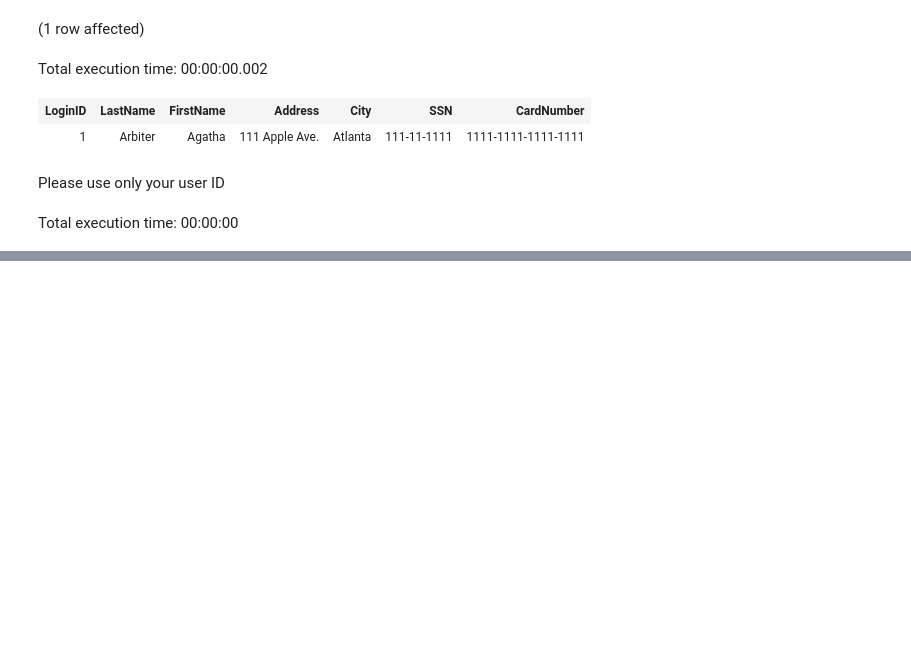
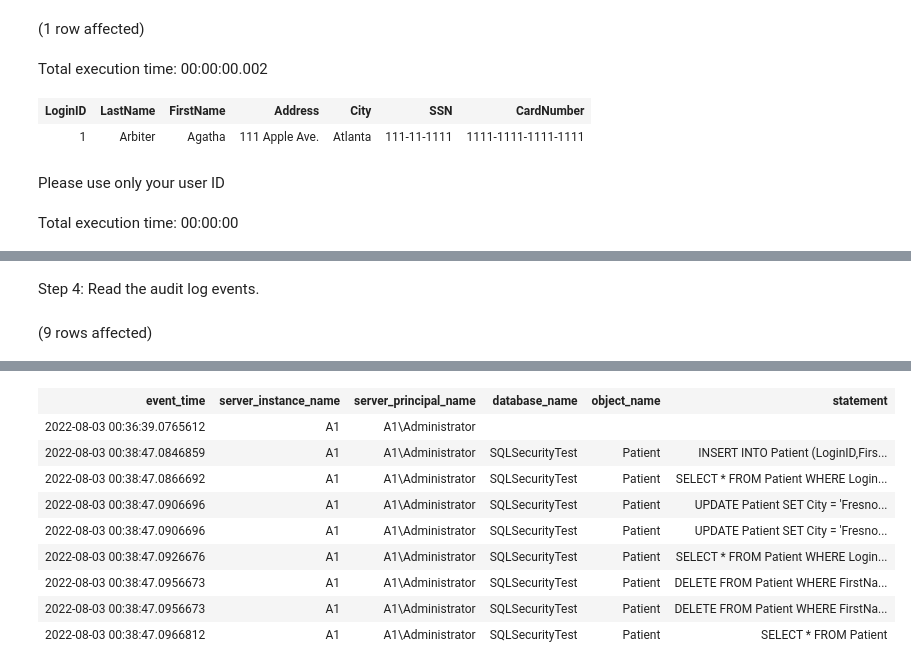
Before and after one commit to David-Seis/SecureYourAzureData, a Jupyter notebook: SQLSecurity/Security Audit Notebook.ipynb, the cells around one changed output, grey strips where cells are left out. Drawn from its saved outputs; the diff is of its cells as text; code cells hidden in the pictures; blank space fills up the shorter version.

Commit message:
Completed all of module 2 activities

```diff
--- a/SQLSecurity/Security Audit Notebook.ipynb
+++ b/SQLSecurity/Security Audit Notebook.ipynb
@@ -429,0 +625,8 @@ Total execution time: 00:00:00
+# %% [markdown]
+Step 4: Read the audit log events.
+# %%
+/*  Module 2, Activity 6 - Read the Audit log events  */
+SELECT event_time, server_instance_name, server_principal_name, database_name, object_name, [statement] FROM sys.fn_get_audit_file ('C:\EncryptedDrive\Pa*',default,default);
+GO
+# %% [output]
+(9 rows affected)
@@ -429,0 +634,10 @@ Total execution time: 00:00:00
+| event_time | server_instance_name | server_principal_name | database_name | object_name | statement |
+| 2022-08-03 00:36:39.0765612 | A1 | A1\Administrator |  |  |  |
+| 2022-08-03 00:38:47.0846859 | A1 | A1\Administrator | SQLSecurityTest | Patient | INSERT INTO Patient (LoginID,Firs... |
+| 2022-08-03 00:38:47.0866692 | A1 | A1\Administrator | SQLSecurityTest | Patient | SELECT * FROM Patient WHERE Login... |
+| 2022-08-03 00:38:47.0906696 | A1 | A1\Administrator | SQLSecurityTest | Patient | UPDATE Patient SET City = 'Fresno... |
+| 2022-08-03 00:38:47.0906696 | A1 | A1\Administrator | SQLSecurityTest | Patient | UPDATE Patient SET City = 'Fresno... |
+| 2022-08-03 00:38:47.0926676 | A1 | A1\Administrator | SQLSecurityTest | Patient | SELECT * FROM Patient WHERE Login... |
+| 2022-08-03 00:38:47.0956673 | A1 | A1\Administrator | SQLSecurityTest | Patient | DELETE FROM Patient WHERE FirstNa... |
+| 2022-08-03 00:38:47.0956673 | A1 | A1\Administrator | SQLSecurityTest | Patient | DELETE FROM Patient WHERE FirstNa... |
+| 2022-08-03 00:38:47.0966812 | A1 | A1\Administrator | SQLSecurityTest | Patient | SELECT * FROM Patient |
```
Also changed, not shown: parts of 22 cells of this notebook, 1 other file.
